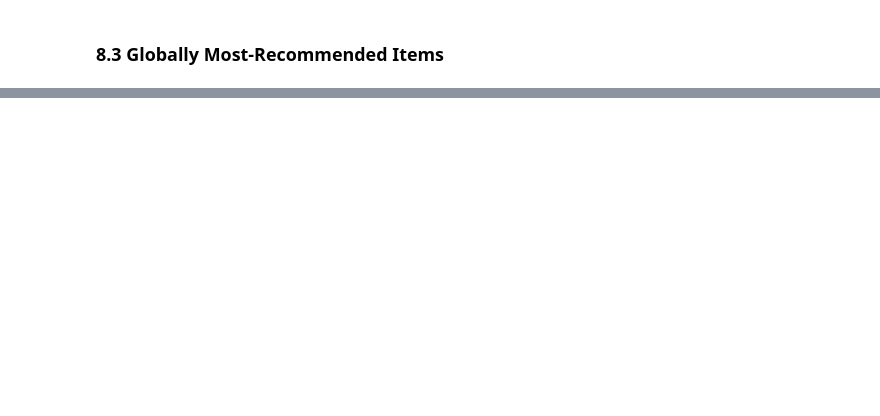
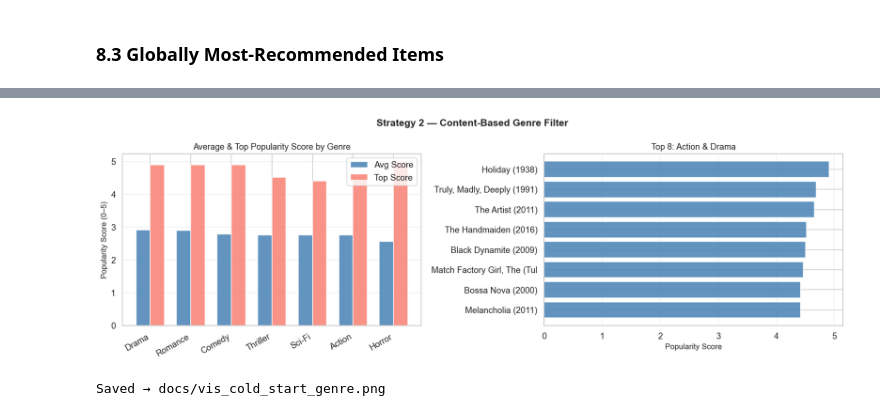
Before and after one commit to e10indika/movie-recommendation-system, a Jupyter notebook: pyspark_recommendation_system.ipynb, the cells around one changed output, grey strips where cells are left out. Cells and saved outputs as stored; diff of their text form; code cells hidden in the pictures; blank space fills up the shorter version.

```diff
--- a/pyspark_recommendation_system.ipynb
+++ b/pyspark_recommendation_system.ipynb
@@ -774,0 +1165,19 @@ print('Saved: chart_08_global_recommendations.png')
+# %%
+# ── Genre filter + ranking ────────────────────────────────────────────────────
+def recommend_by_genre(genres: list, n: int = 10) -> pd.DataFrame:
+    """Filter movies by genre then rank by ALS popularity score."""
+    mask    = movies_cs['genres'].str.contains('|'.join(genres), case=False, na=False)
+    filtered = movies_cs[mask].copy()
+    merged  = (
+        filtered.merge(popularity_stats[['movieId','score']], on='movieId', how='left')
+        .fillna({'score': 0.0})
+        .sort_values('score', ascending=False)
+    )
+    return merged[['movieId','title','genres','score']].head(n)
+
+# Example: user likes Action + Sci-Fi
+user_genres   = ['Action', 'Sci-Fi']
+genre_results = recommend_by_genre(user_genres, n=10)
+
+print(f'Content-Based recommendations for genres: {user_genres}')
+print(genre_results.to_string(index=False))
@@ -774,0 +1197,44 @@ print('Saved: chart_08_global_recommendations.png')
+# %%
+# ── Visualise: compare genre-filtered vs global popularity ──────────────────
+genre_list = ['Drama', 'Comedy', 'Action', 'Sci-Fi', 'Horror', 'Romance', 'Thriller']
+genre_counts = []
+for g in genre_list:
+    mask = movies_cs['genres'].str.contains(g, case=False, na=False)
+    merged_g = movies_cs[mask].merge(popularity_stats[['movieId','score']], on='movieId', how='left')
+    genre_counts.append({
+        'genre': g,
+        'n_movies': mask.sum(),
+        'avg_score': merged_g['score'].mean(),
+        'top_score': merged_g['score'].max()
+    })
+genre_comp_df = pd.DataFrame(genre_counts).sort_values('avg_score', ascending=False)
+
+fig, axes = plt.subplots(1, 2, figsize=(15, 5))
+fig.suptitle('Strategy 2 — Content-Based Genre Filter', fontsize=14, fontweight='bold')
+
+x = np.arange(len(genre_comp_df))
+w = 0.35
+axes[0].bar(x - w/2, genre_comp_df['avg_score'], w, label='Avg Score', color='steelblue', alpha=0.85)
+axes[0].bar(x + w/2, genre_comp_df['top_score'],  w, label='Top Score', color='salmon',   alpha=0.85)
+axes[0].set_xticks(x)
+axes[0].set_xticklabels(genre_comp_df['genre'], rotation=30, ha='right')
+axes[0].set_ylabel('Popularity Score (0–5)', fontsize=11)
+axes[0].set_title('Average & Top Popularity Score by Genre', fontsize=12)
+axes[0].legend()
+axes[0].grid(axis='y', alpha=0.3)
+
+top_action_drama = recommend_by_genre(['Action','Drama'], n=8)
+axes[1].barh(top_action_drama['title'].str[:28].values[::-1],
+             top_action_drama['score'].values[::-1],
+             color='steelblue', alpha=0.85)
+axes[1].set_xlabel('Popularity Score', fontsize=11)
+axes[1].set_title('Top 8: Action & Drama', fontsize=12)
+axes[1].grid(axis='x', alpha=0.3)
+
+plt.tight_layout()
+plt.savefig('docs/vis_cold_start_genre.png', dpi=150, bbox_inches='tight')
+plt.show()
+print('Saved → docs/vis_cold_start_genre.png')
+# %% [output]
+[figure, added]
+Saved → docs/vis_cold_start_genre.png
```
Also changed, not shown: parts of 53 cells of this notebook.
